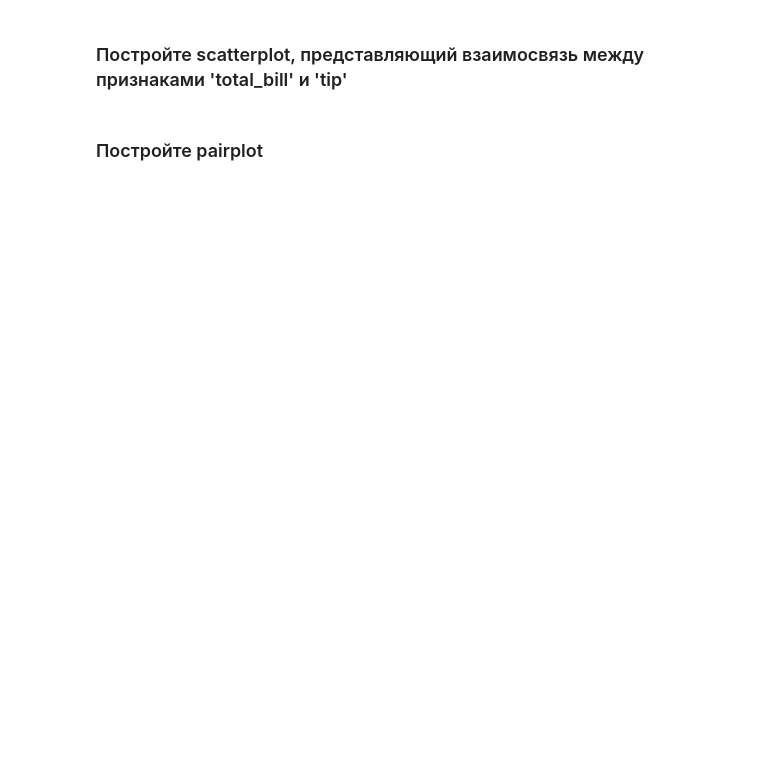
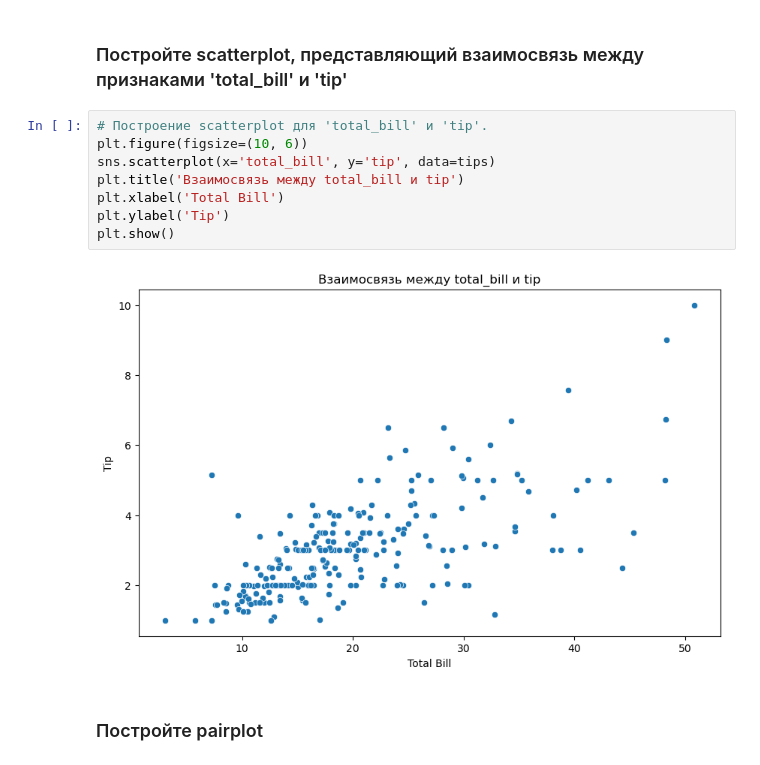
Before and after one commit to sashamelentyev/ml-basic-hw, a Jupyter notebook: hw-3/Analyze and Visualize.ipynb, the cells around one changed output. Saved outputs shown, nothing was run; the diff lists cells and outputs as text; blank space fills up the shorter version.

```diff
--- a/hw-3/Analyze and Visualize.ipynb
+++ b/hw-3/Analyze and Visualize.ipynb
@@ -124,4 +162,14 @@ num_smokers = tips['smoker'].value_counts().get('Yes', 0)
 # %% [markdown]
 ### Постройте scatterplot, представляющий взаимосвязь между признаками 'total_bill' и 'tip'
+# %%
+# Построение scatterplot для 'total_bill' и 'tip'.
+plt.figure(figsize=(10, 6))
+sns.scatterplot(x='total_bill', y='tip', data=tips)
+plt.title('Взаимосвязь между total_bill и tip')
+plt.xlabel('Total Bill')
+plt.ylabel('Tip')
+plt.show()
+# %% [output]
+[figure, added]
 # %% [markdown]
 ### Постройте pairplot
```
Also changed, not shown: parts of 10 cells of this notebook.
